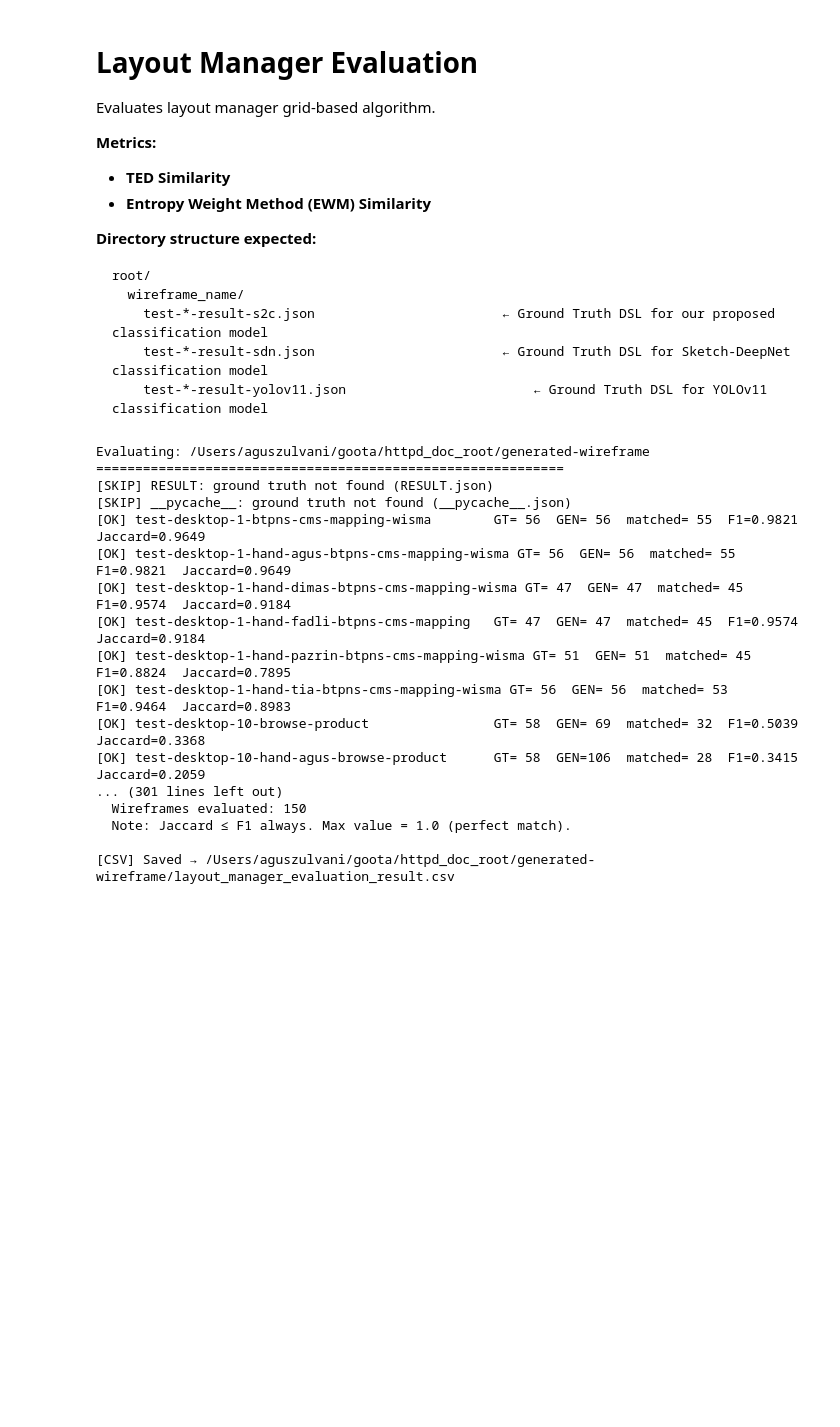
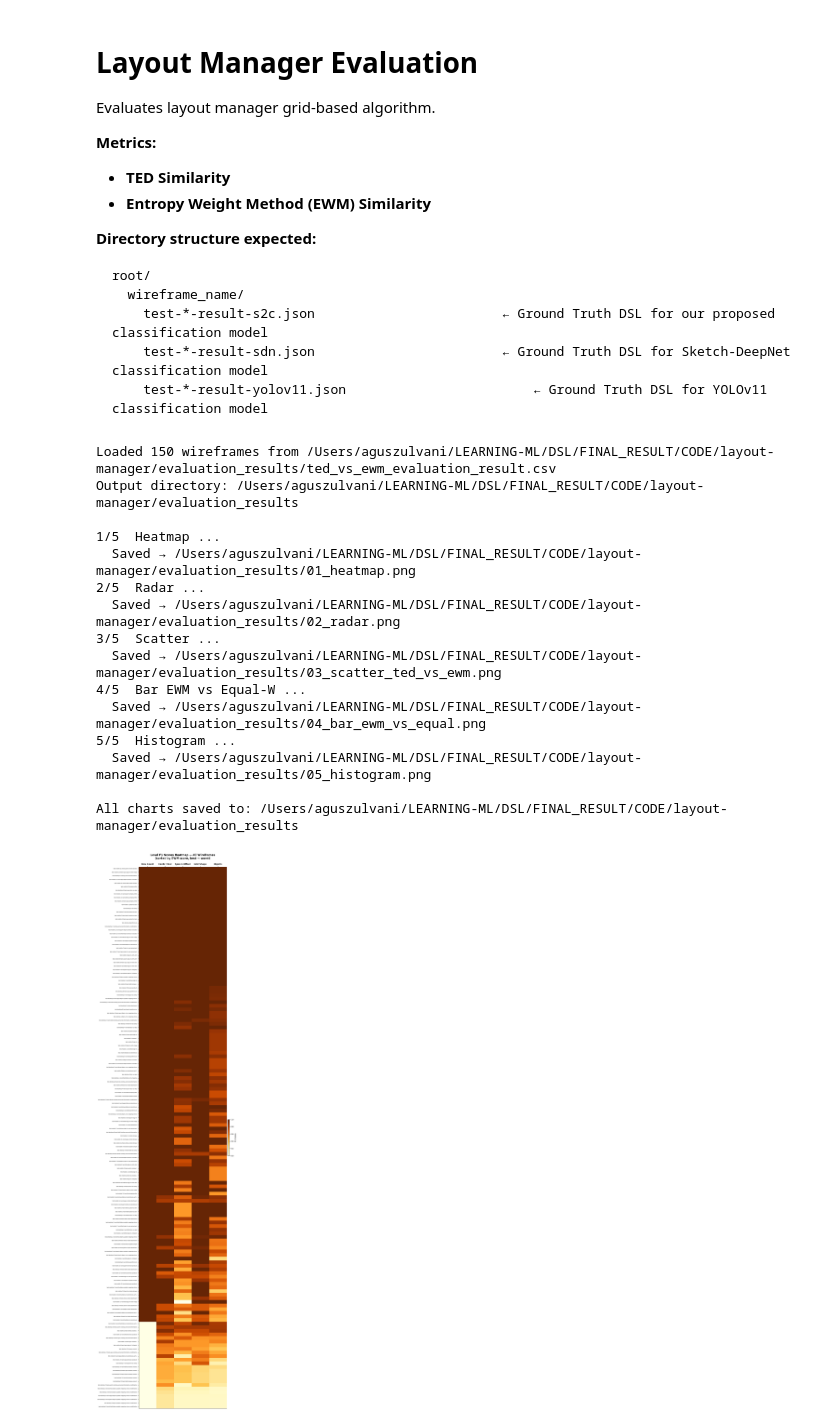
Before and after one commit to zulvani/Sketch2CodeX, a Jupyter notebook: layout-manager/run_evaluate_layout_manager.ipynb, the cells around one changed output. Saved outputs shown, nothing was run; the diff lists cells and outputs as text; code cells hidden in the pictures; blank space fills up the shorter version.

Commit message:
add layout manager code and evaluation result

```diff
--- a/layout-manager/run_evaluate_layout_manager.ipynb
+++ b/layout-manager/run_evaluate_layout_manager.ipynb
@@ -17,26 +20,34 @@ root/
 # %%
-# Step 1: Set parameters
+# Step 1: Calculate TED vs EWM using F1 and Jaccard Scoring
 ROOT       = "/Users/aguszulvani/goota/httpd_doc_root/generated-wireframe"
-OUTPUT_CSV = "/Users/aguszulvani/goota/httpd_doc_root/generated-wireframe/layout_manager_evaluation_result.csv"
-SCRIPT     = "evaluate_layout_manager.py"
+OUTPUT     = "/Users/aguszulvani/LEARNING-ML/DSL/FINAL_RESULT/CODE/layout-manager/evaluation_results/ted_vs_ewm_evaluation_result.csv"
+SCRIPT     = "ted_ewm.py"
 
 # Step 2: Run
-%run $SCRIPT $ROOT --output $OUTPUT_CSV
+%run $SCRIPT $ROOT --output $OUTPUT
-# %% [output]
-Evaluating: /Users/aguszulvani/goota/httpd_doc_root/generated-wireframe
-============================================================
-[SKIP] RESULT: ground truth not found (RESULT.json)
-[SKIP] __pycache__: ground truth not found (__pycache__.json)
-[OK] test-desktop-1-btpns-cms-mapping-wisma        GT= 56  GEN= 56  matched= 55  F1=0.9821  Jaccard=0.9649
-[OK] test-desktop-1-hand-agus-btpns-cms-mapping-wisma GT= 56  GEN= 56  matched= 55  F1=0.9821  Jaccard=0.9649
-[OK] test-desktop-1-hand-dimas-btpns-cms-mapping-wisma GT= 47  GEN= 47  matched= 45  F1=0.9574  Jaccard=0.9184
-[OK] test-desktop-1-hand-fadli-btpns-cms-mapping   GT= 47  GEN= 47  matched= 45  F1=0.9574  Jaccard=0.9184
-[OK] test-desktop-1-hand-pazrin-btpns-cms-mapping-wisma GT= 51  GEN= 51  matched= 45  F1=0.8824  Jaccard=0.7895
-[OK] test-desktop-1-hand-tia-btpns-cms-mapping-wisma GT= 56  GEN= 56  matched= 53  F1=0.9464  Jaccard=0.8983
-[OK] test-desktop-10-browse-product                GT= 58  GEN= 69  matched= 32  F1=0.5039  Jaccard=0.3368
-[OK] test-desktop-10-hand-agus-browse-product      GT= 58  GEN=106  matched= 28  F1=0.3415  Jaccard=0.2059
-... (301 lines left out)
-  Wireframes evaluated: 150
-  Note: Jaccard ≤ F1 always. Max value = 1.0 (perfect match).
-
-[CSV] Saved → /Users/aguszulvani/goota/httpd_doc_root/generated-wireframe/layout_manager_evaluation_result.csv
+# %%
+# Step 2: Visualize the results using charts
+ROOT       = "/Users/aguszulvani/LEARNING-ML/DSL/FINAL_RESULT/CODE/layout-manager/evaluation_results"
+CSV_FILE = f"{ROOT}/ted_vs_ewm_evaluation_result.csv"
+OUTPUT_CHART_DIR = f"{ROOT}/"
+SCRIPT     = "visualize_results.py"
+
+# Step 2: Run
+%run $SCRIPT $CSV_FILE --output $OUTPUT_CHART_DIR
+# %% [output]
+Loaded 150 wireframes from /Users/aguszulvani/LEARNING-ML/DSL/FINAL_RESULT/CODE/layout-manager/evaluation_results/ted_vs_ewm_evaluation_result.csv
+Output directory: /Users/aguszulvani/LEARNING-ML/DSL/FINAL_RESULT/CODE/layout-manager/evaluation_results
+
+1/5  Heatmap ...
+  Saved → /Users/aguszulvani/LEARNING-ML/DSL/FINAL_RESULT/CODE/layout-manager/evaluation_results/01_heatmap.png
+2/5  Radar ...
+  Saved → /Users/aguszulvani/LEARNING-ML/DSL/FINAL_RESULT/CODE/layout-manager/evaluation_results/02_radar.png
+3/5  Scatter ...
+  Saved → /Users/aguszulvani/LEARNING-ML/DSL/FINAL_RESULT/CODE/layout-manager/evaluation_results/03_scatter_ted_vs_ewm.png
+4/5  Bar EWM vs Equal-W ...
+  Saved → /Users/aguszulvani/LEARNING-ML/DSL/FINAL_RESULT/CODE/layout-manager/evaluation_results/04_bar_ewm_vs_equal.png
+5/5  Histogram ...
+  Saved → /Users/aguszulvani/LEARNING-ML/DSL/FINAL_RESULT/CODE/layout-manager/evaluation_results/05_histogram.png
+
+All charts saved to: /Users/aguszulvani/LEARNING-ML/DSL/FINAL_RESULT/CODE/layout-manager/evaluation_results
+[figure, added]
```
Also changed, not shown: parts of 2 cells of this notebook, 11 other files.
